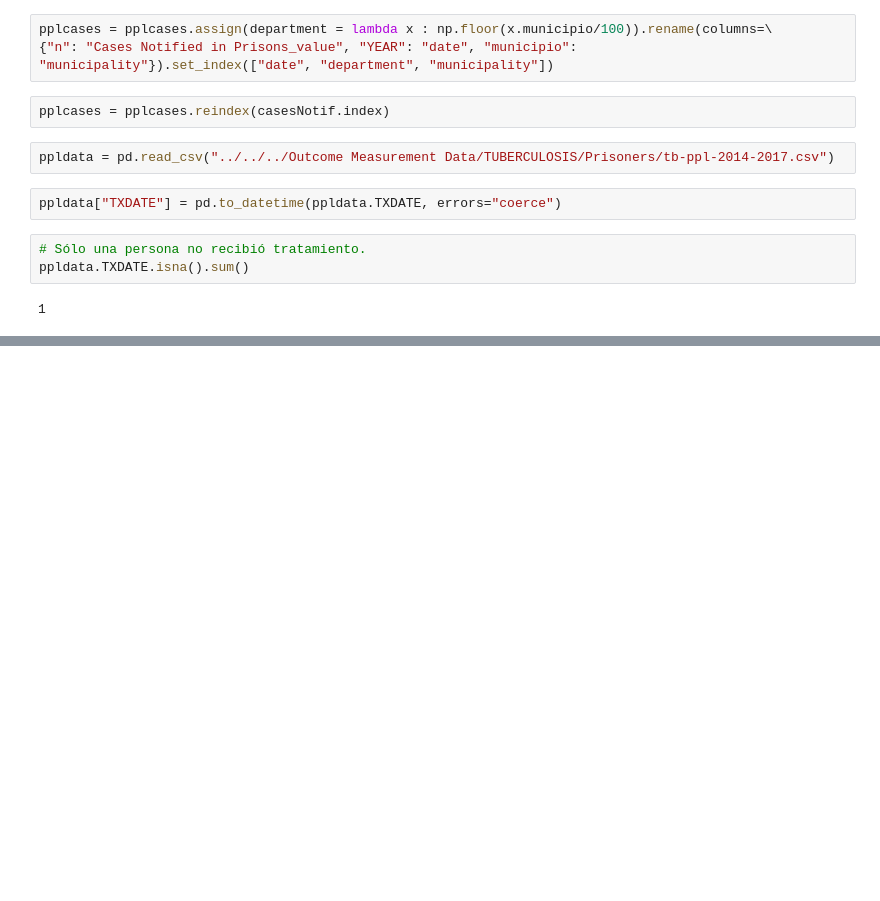
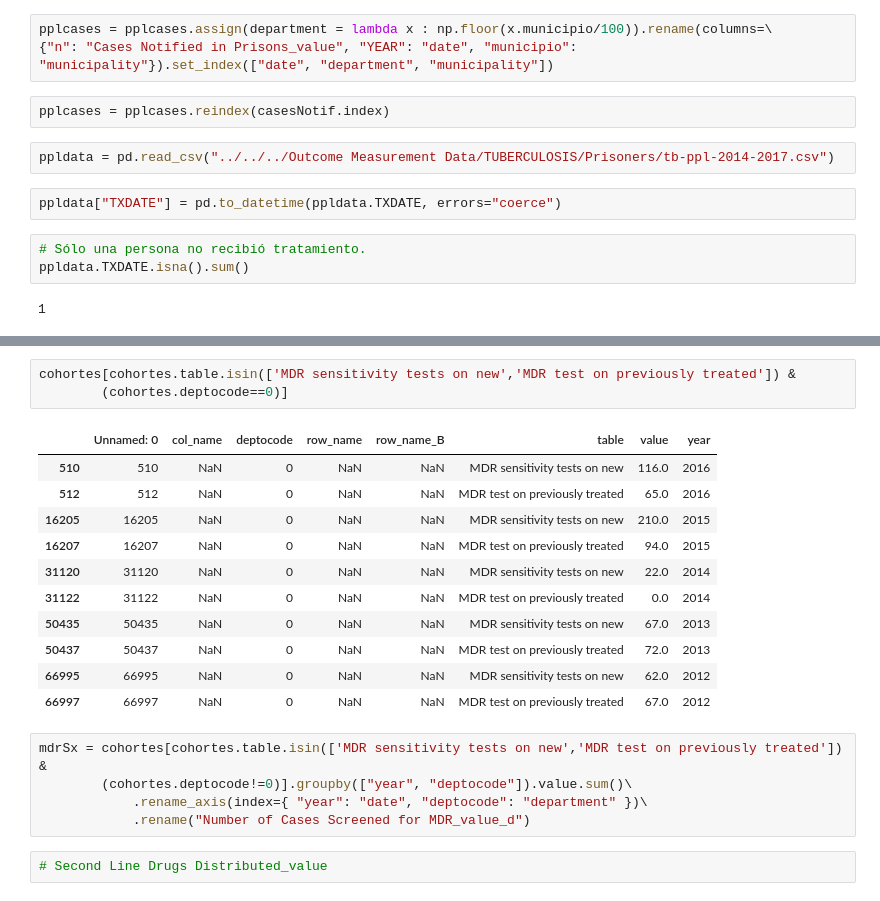
Before and after one commit to Guitlle/gf, a Jupyter notebook: impact_evaluation/gtm_tb/Prepare SEM data.ipynb, the cells around one changed output, grey strips where cells are left out. Drawn from its saved outputs; the diff is of its cells as text; blank space fills up the shorter version.

```diff
--- a/impact_evaluation/gtm_tb/Prepare SEM data.ipynb
+++ b/impact_evaluation/gtm_tb/Prepare SEM data.ipynb
@@ -108,0 +373,22 @@ ppldata.TXDATE.isna().sum()
+# %%
+cohortes[cohortes.table.isin(['MDR sensitivity tests on new','MDR test on previously treated']) &
+        (cohortes.deptocode==0)]
+# %% [output]
+|  | Unnamed: 0 | col_name | deptocode | row_name | row_name_B | table | value | year |
+| 510 | 510 | NaN | 0 | NaN | NaN | MDR sensitivity tests on new | 116.0 | 2016 |
+| 512 | 512 | NaN | 0 | NaN | NaN | MDR test on previously treated | 65.0 | 2016 |
+| 16205 | 16205 | NaN | 0 | NaN | NaN | MDR sensitivity tests on new | 210.0 | 2015 |
+| 16207 | 16207 | NaN | 0 | NaN | NaN | MDR test on previously treated | 94.0 | 2015 |
+| 31120 | 31120 | NaN | 0 | NaN | NaN | MDR sensitivity tests on new | 22.0 | 2014 |
+| 31122 | 31122 | NaN | 0 | NaN | NaN | MDR test on previously treated | 0.0 | 2014 |
+| 50435 | 50435 | NaN | 0 | NaN | NaN | MDR sensitivity tests on new | 67.0 | 2013 |
+| 50437 | 50437 | NaN | 0 | NaN | NaN | MDR test on previously treated | 72.0 | 2013 |
+| 66995 | 66995 | NaN | 0 | NaN | NaN | MDR sensitivity tests on new | 62.0 | 2012 |
+| 66997 | 66997 | NaN | 0 | NaN | NaN | MDR test on previously treated | 67.0 | 2012 |
+# %%
+mdrSx = cohortes[cohortes.table.isin(['MDR sensitivity tests on new','MDR test on previously treated']) &
+        (cohortes.deptocode!=0)].groupby(["year", "deptocode"]).value.sum()\
+            .rename_axis(index={ "year": "date", "deptocode": "department" })\
+            .rename("Number of Cases Screened for MDR_value_d")
+# %%
+# Second Line Drugs Distributed_value
```
Also changed, not shown: parts of 47 cells of this notebook.
